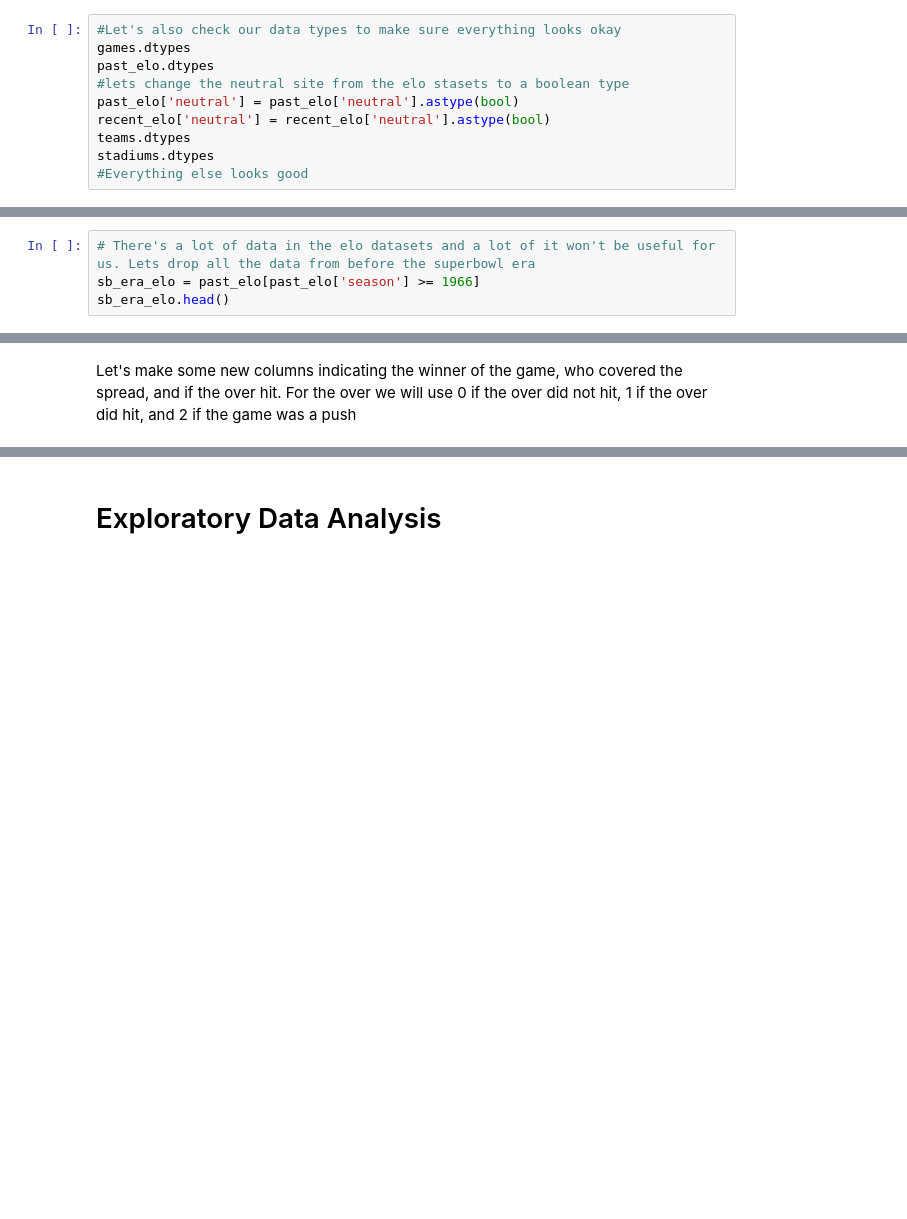
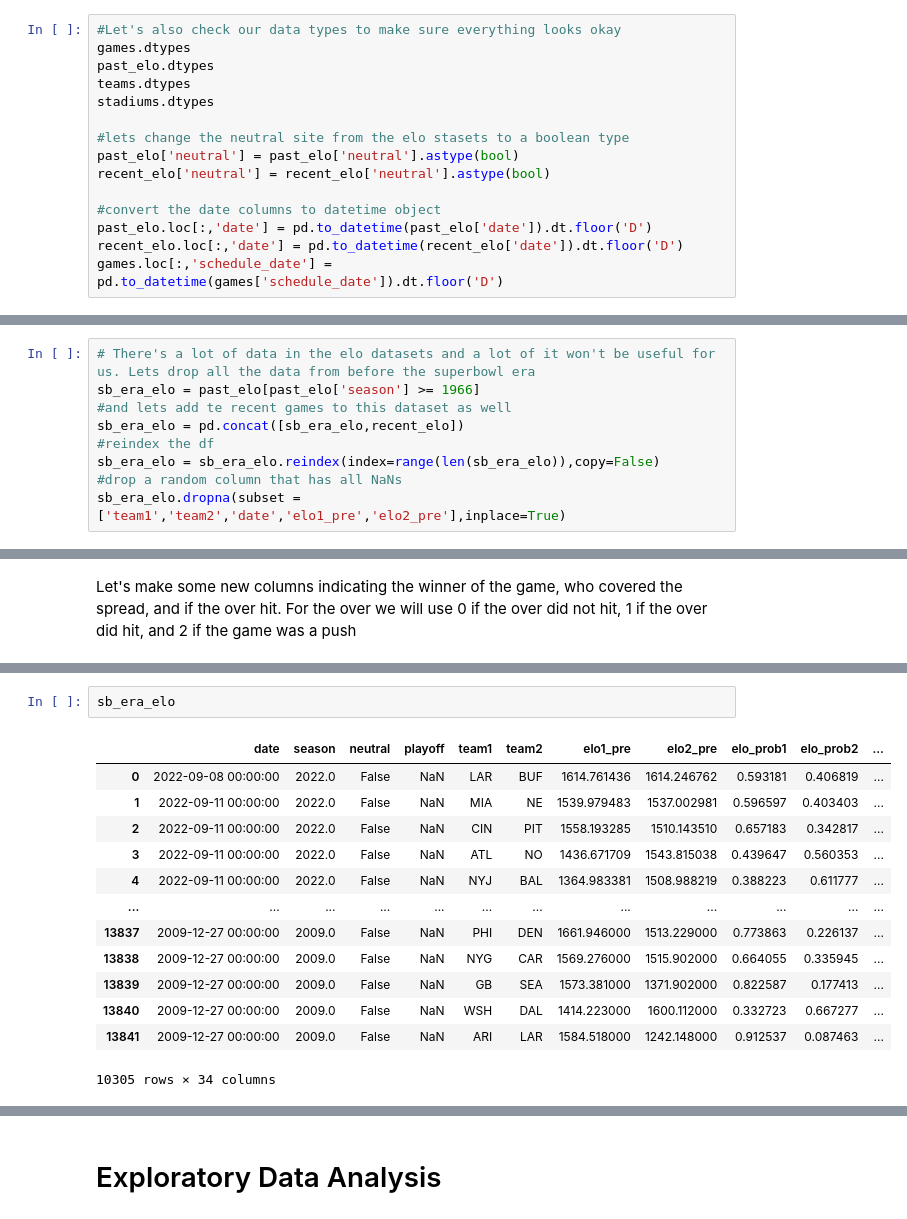
Before and after one commit to JonathanSears1/JonathanSears1.github.io, a Jupyter notebook: Beat-The-Books.ipynb, the cells around one changed output, grey strips where cells are left out. Saved outputs shown, nothing was run; the diff lists cells and outputs as text; blank space fills up the shorter version.

```diff
--- a/Beat-The-Books.ipynb
+++ b/Beat-The-Books.ipynb
@@ -64,9 +71,14 @@ recent_elo = pd.read_csv('./Data/nfl_elo_latest.csv')
 #Let's also check our data types to make sure everything looks okay
 games.dtypes
 past_elo.dtypes
+teams.dtypes
+stadiums.dtypes
+
 #lets change the neutral site from the elo stasets to a boolean type
 past_elo['neutral'] = past_elo['neutral'].astype(bool)
 recent_elo['neutral'] = recent_elo['neutral'].astype(bool)
-teams.dtypes
-stadiums.dtypes
-#Everything else looks good
+
+#convert the date columns to datetime object
+past_elo.loc[:,'date'] = pd.to_datetime(past_elo['date']).dt.floor('D')
+recent_elo.loc[:,'date'] = pd.to_datetime(recent_elo['date']).dt.floor('D')
+games.loc[:,'schedule_date'] = pd.to_datetime(games['schedule_date']).dt.floor('D')
@@ -91,4 +85,9 @@ dtype: object
 # %%
 # There's a lot of data in the elo datasets and a lot of it won't be useful for us. Lets drop all the data from before the superbowl era
 sb_era_elo = past_elo[past_elo['season'] >= 1966]
-sb_era_elo.head()
+#and lets add te recent games to this dataset as well
+sb_era_elo = pd.concat([sb_era_elo,recent_elo])
+#reindex the df
+sb_era_elo = sb_era_elo.reindex(index=range(len(sb_era_elo)),copy=False)
+#drop a random column that has all NaNs
+sb_era_elo.dropna(subset = ['team1','team2','date','elo1_pre','elo2_pre'],inplace=True)
@@ -145,0 +202,16 @@ games.head()
+# %%
+sb_era_elo
+# %% [output]
+|  | date | season | neutral | playoff | team1 | team2 | elo1_pre | elo2_pre | elo_prob1 | elo_prob2 | ... |
+| 0 | 2022-09-08 00:00:00 | 2022.0 | False | NaN | LAR | BUF | 1614.761436 | 1614.246762 | 0.593181 | 0.406819 | ... |
+| 1 | 2022-09-11 00:00:00 | 2022.0 | False | NaN | MIA | NE | 1539.979483 | 1537.002981 | 0.596597 | 0.403403 | ... |
+| 2 | 2022-09-11 00:00:00 | 2022.0 | False | NaN | CIN | PIT | 1558.193285 | 1510.143510 | 0.657183 | 0.342817 | ... |
+| 3 | 2022-09-11 00:00:00 | 2022.0 | False | NaN | ATL | NO | 1436.671709 | 1543.815038 | 0.439647 | 0.560353 | ... |
+| 4 | 2022-09-11 00:00:00 | 2022.0 | False | NaN | NYJ | BAL | 1364.983381 | 1508.988219 | 0.388223 | 0.611777 | ... |
+| ... | ... | ... | ... | ... | ... | ... | ... | ... | ... | ... | ... |
+| 13837 | 2009-12-27 00:00:00 | 2009.0 | False | NaN | PHI | DEN | 1661.946000 | 1513.229000 | 0.773863 | 0.226137 | ... |
+| 13838 | 2009-12-27 00:00:00 | 2009.0 | False | NaN | NYG | CAR | 1569.276000 | 1515.902000 | 0.664055 | 0.335945 | ... |
+| 13839 | 2009-12-27 00:00:00 | 2009.0 | False | NaN | GB | SEA | 1573.381000 | 1371.902000 | 0.822587 | 0.177413 | ... |
+| 13840 | 2009-12-27 00:00:00 | 2009.0 | False | NaN | WSH | DAL | 1414.223000 | 1600.112000 | 0.332723 | 0.667277 | ... |
+| 13841 | 2009-12-27 00:00:00 | 2009.0 | False | NaN | ARI | LAR | 1584.518000 | 1242.148000 | 0.912537 | 0.087463 | ... |
+10305 rows × 34 columns
```
Also changed, not shown: parts of 21 cells of this notebook.
